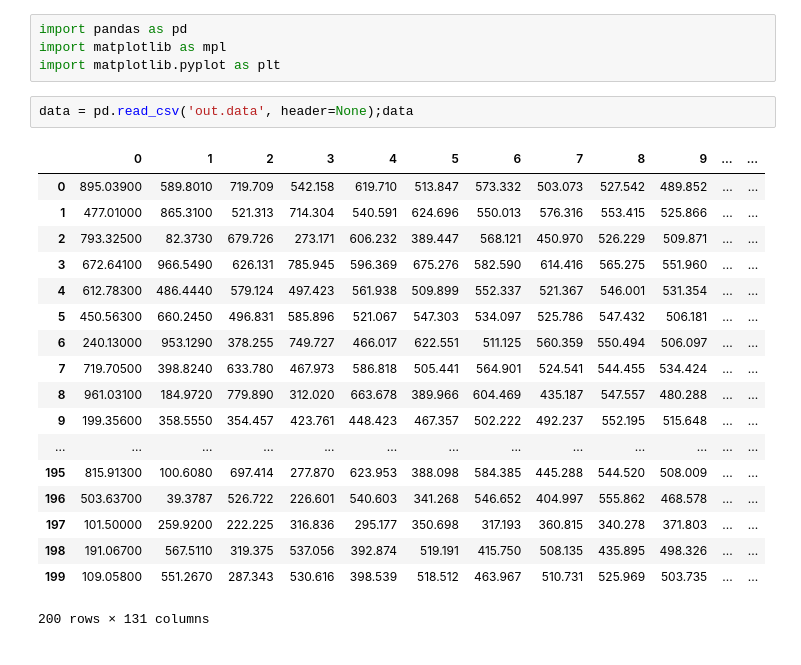
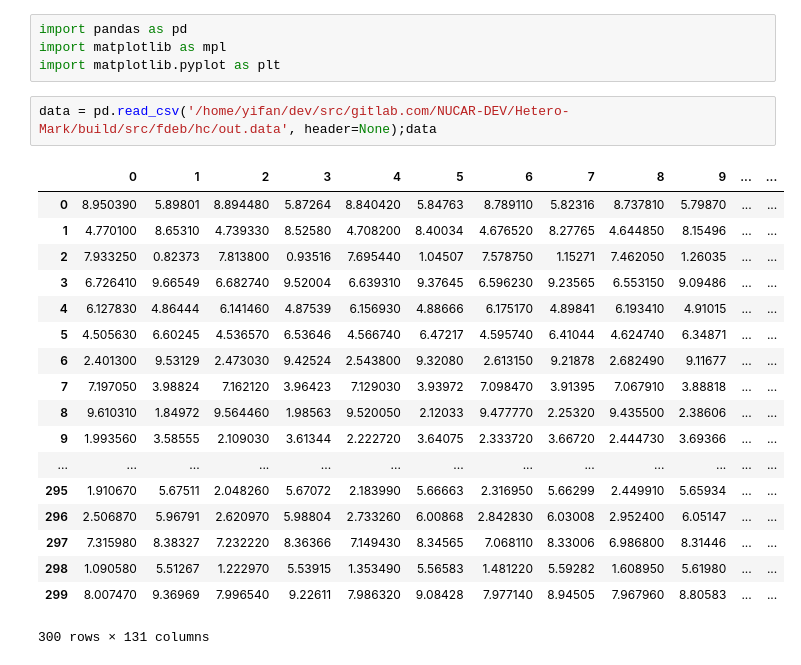
Before and after one commit to NUCAR-DEV/Hetero-Mark, a Jupyter notebook: tools/fdeb/vis.ipynb, the cells around one changed output. Saved outputs shown, nothing was run; the diff lists cells and outputs as text.

Commit message:
Done with fdeb cpu implementation

```diff
--- a/tools/fdeb/vis.ipynb
+++ b/tools/fdeb/vis.ipynb
@@ -5,23 +5,23 @@ import pandas as pd
 import matplotlib as mpl
 import matplotlib.pyplot as plt
 # %%
-data = pd.read_csv('out.data', header=None);data
+data = pd.read_csv('/home/yifan/dev/src/gitlab.com/NUCAR-DEV/Hetero-Mark/build/src/fdeb/hc/out.data', header=None);data
 # %% [output]
 |  | 0 | 1 | 2 | 3 | 4 | 5 | 6 | 7 | 8 | 9 | ... | ... |
-| 0 | 895.03900 | 589.8010 | 719.709 | 542.158 | 619.710 | 513.847 | 573.332 | 503.073 | 527.542 | 489.852 | ... | ... |
-| 1 | 477.01000 | 865.3100 | 521.313 | 714.304 | 540.591 | 624.696 | 550.013 | 576.316 | 553.415 | 525.866 | ... | ... |
-| 2 | 793.32500 | 82.3730 | 679.726 | 273.171 | 606.232 | 389.447 | 568.121 | 450.970 | 526.229 | 509.871 | ... | ... |
-| 3 | 672.64100 | 966.5490 | 626.131 | 785.945 | 596.369 | 675.276 | 582.590 | 614.416 | 565.275 | 551.960 | ... | ... |
-| 4 | 612.78300 | 486.4440 | 579.124 | 497.423 | 561.938 | 509.899 | 552.337 | 521.367 | 546.001 | 531.354 | ... | ... |
-| 5 | 450.56300 | 660.2450 | 496.831 | 585.896 | 521.067 | 547.303 | 534.097 | 525.786 | 547.432 | 506.181 | ... | ... |
-| 6 | 240.13000 | 953.1290 | 378.255 | 749.727 | 466.017 | 622.551 | 511.125 | 560.359 | 550.494 | 506.097 | ... | ... |
-| 7 | 719.70500 | 398.8240 | 633.780 | 467.973 | 586.818 | 505.441 | 564.901 | 524.541 | 544.455 | 534.424 | ... | ... |
-| 8 | 961.03100 | 184.9720 | 779.890 | 312.020 | 663.678 | 389.966 | 604.469 | 435.187 | 547.557 | 480.288 | ... | ... |
-| 9 | 199.35600 | 358.5550 | 354.457 | 423.761 | 448.423 | 467.357 | 502.222 | 492.237 | 552.195 | 515.648 | ... | ... |
+| 0 | 8.950390 | 5.89801 | 8.894480 | 5.87264 | 8.840420 | 5.84763 | 8.789110 | 5.82316 | 8.737810 | 5.79870 | ... | ... |
+| 1 | 4.770100 | 8.65310 | 4.739330 | 8.52580 | 4.708200 | 8.40034 | 4.676520 | 8.27765 | 4.644850 | 8.15496 | ... | ... |
+| 2 | 7.933250 | 0.82373 | 7.813800 | 0.93516 | 7.695440 | 1.04507 | 7.578750 | 1.15271 | 7.462050 | 1.26035 | ... | ... |
+| 3 | 6.726410 | 9.66549 | 6.682740 | 9.52004 | 6.639310 | 9.37645 | 6.596230 | 9.23565 | 6.553150 | 9.09486 | ... | ... |
+| 4 | 6.127830 | 4.86444 | 6.141460 | 4.87539 | 6.156930 | 4.88666 | 6.175170 | 4.89841 | 6.193410 | 4.91015 | ... | ... |
+| 5 | 4.505630 | 6.60245 | 4.536570 | 6.53646 | 4.566740 | 6.47217 | 4.595740 | 6.41044 | 4.624740 | 6.34871 | ... | ... |
+| 6 | 2.401300 | 9.53129 | 2.473030 | 9.42524 | 2.543800 | 9.32080 | 2.613150 | 9.21878 | 2.682490 | 9.11677 | ... | ... |
+| 7 | 7.197050 | 3.98824 | 7.162120 | 3.96423 | 7.129030 | 3.93972 | 7.098470 | 3.91395 | 7.067910 | 3.88818 | ... | ... |
+| 8 | 9.610310 | 1.84972 | 9.564460 | 1.98563 | 9.520050 | 2.12033 | 9.477770 | 2.25320 | 9.435500 | 2.38606 | ... | ... |
+| 9 | 1.993560 | 3.58555 | 2.109030 | 3.61344 | 2.222720 | 3.64075 | 2.333720 | 3.66720 | 2.444730 | 3.69366 | ... | ... |
 | ... | ... | ... | ... | ... | ... | ... | ... | ... | ... | ... | ... | ... |
-| 195 | 815.91300 | 100.6080 | 697.414 | 277.870 | 623.953 | 388.098 | 584.385 | 445.288 | 544.520 | 508.009 | ... | ... |
-| 196 | 503.63700 | 39.3787 | 526.722 | 226.601 | 540.603 | 341.268 | 546.652 | 404.997 | 555.862 | 468.578 | ... | ... |
-| 197 | 101.50000 | 259.9200 | 222.225 | 316.836 | 295.177 | 350.698 | 317.193 | 360.815 | 340.278 | 371.803 | ... | ... |
-| 198 | 191.06700 | 567.5110 | 319.375 | 537.056 | 392.874 | 519.191 | 415.750 | 508.135 | 435.895 | 498.326 | ... | ... |
-| 199 | 109.05800 | 551.2670 | 287.343 | 530.616 | 398.539 | 518.512 | 463.967 | 510.731 | 525.969 | 503.735 | ... | ... |
+| 295 | 1.910670 | 5.67511 | 2.048260 | 5.67072 | 2.183990 | 5.66663 | 2.316950 | 5.66299 | 2.449910 | 5.65934 | ... | ... |
+| 296 | 2.506870 | 5.96791 | 2.620970 | 5.98804 | 2.733260 | 6.00868 | 2.842830 | 6.03008 | 2.952400 | 6.05147 | ... | ... |
+| 297 | 7.315980 | 8.38327 | 7.232220 | 8.36366 | 7.149430 | 8.34565 | 7.068110 | 8.33006 | 6.986800 | 8.31446 | ... | ... |
+| 298 | 1.090580 | 5.51267 | 1.222970 | 5.53915 | 1.353490 | 5.56583 | 1.481220 | 5.59282 | 1.608950 | 5.61980 | ... | ... |
+| 299 | 8.007470 | 9.36969 | 7.996540 | 9.22611 | 7.986320 | 9.08428 | 7.977140 | 8.94505 | 7.967960 | 8.80583 | ... | ... |
-200 rows × 131 columns
+300 rows × 131 columns
```
Also changed, not shown: parts of 4 cells of this notebook, 4 other files.
